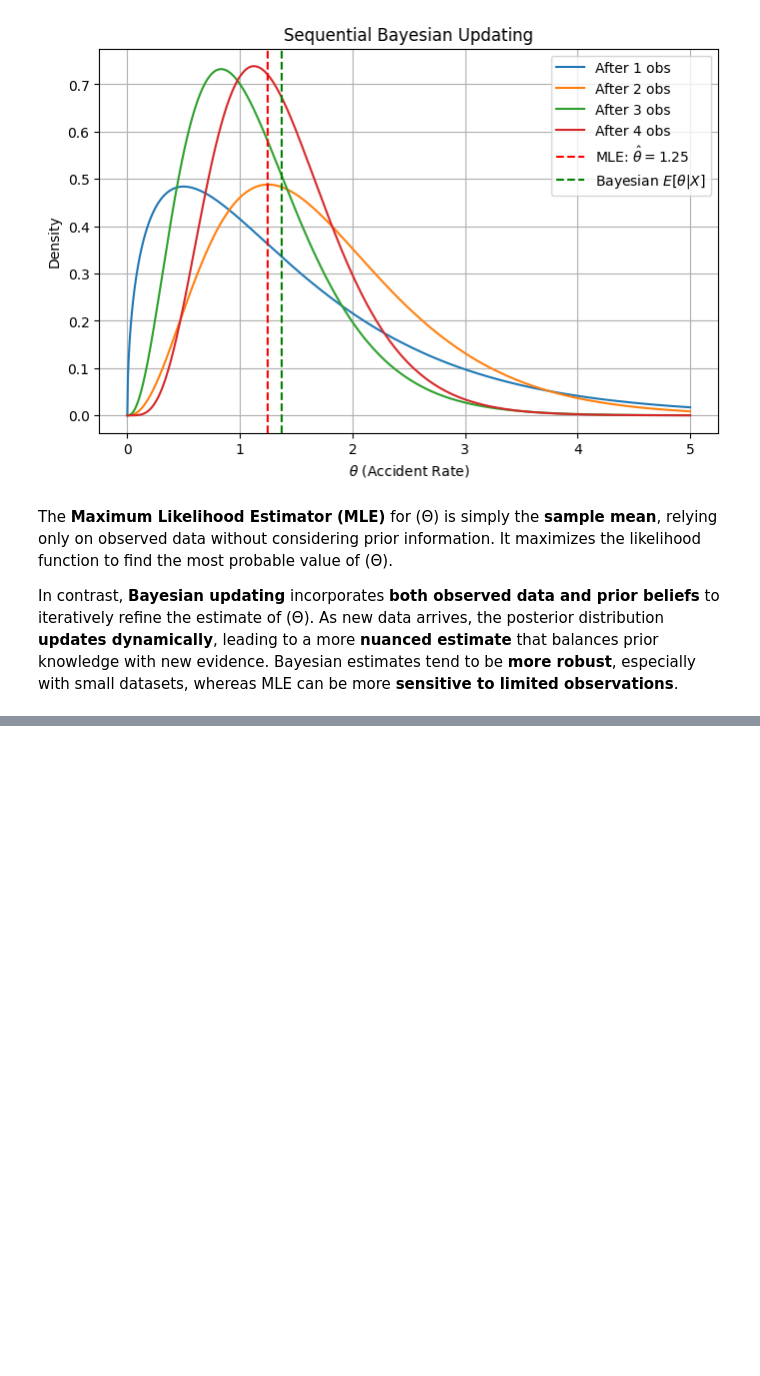
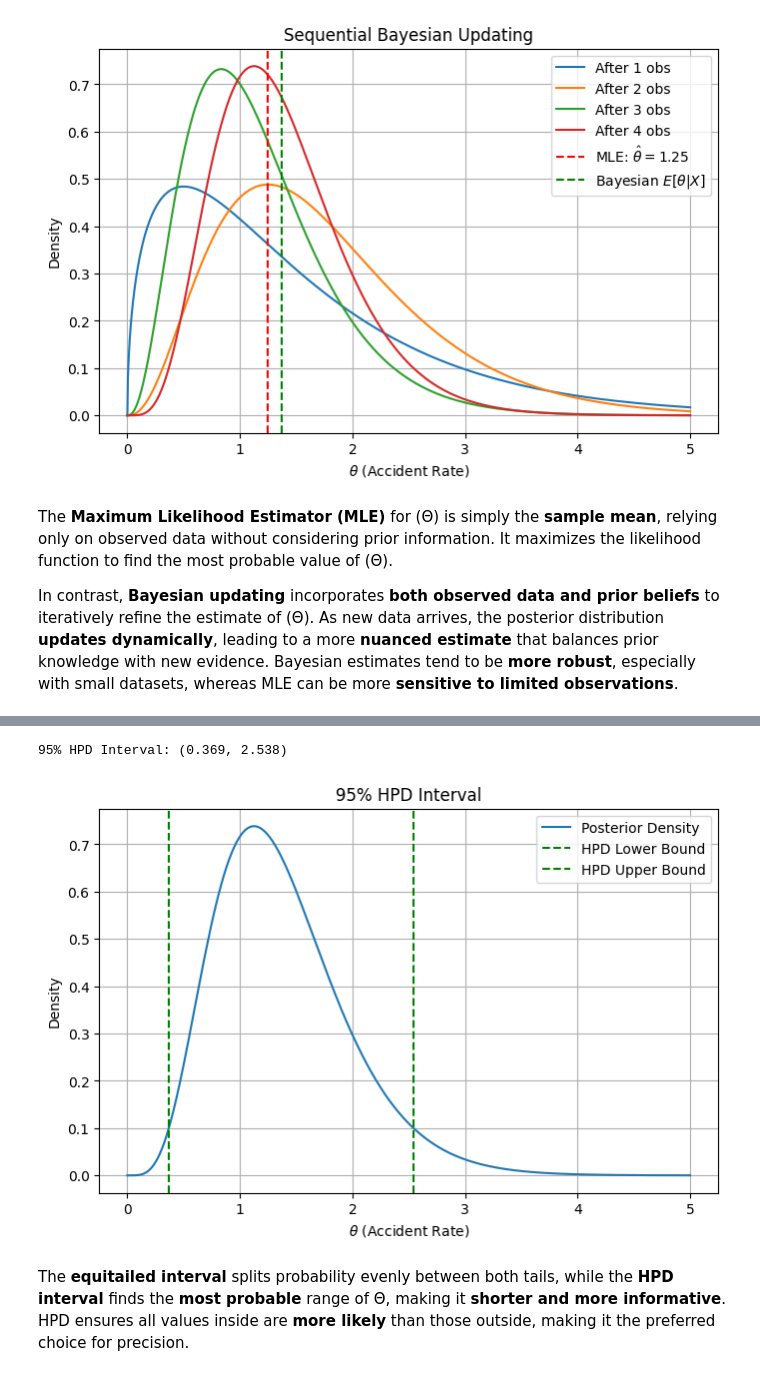
Before and after one commit to Amehroke/GaTech_BayesianStats, a Jupyter notebook: Hw /HW3.ipynb, the cells around one changed output, grey strips where cells are left out. Saved outputs shown, nothing was run; the diff lists cells and outputs as text; code cells hidden in the pictures; blank space fills up the shorter version.

```diff
--- a/Hw /HW3.ipynb
+++ b/Hw /HW3.ipynb
@@ -161,0 +207,45 @@ In contrast, **Bayesian updating** incorporates **both observed data and prior b
+# %%
+import numpy as np
+import matplotlib.pyplot as plt
+from scipy.stats import gamma
+from scipy.optimize import fsolve
+
+# Observed accident counts
+data = [1, 2, 0, 2]
+
+# Compute posterior parameters for Gamma distribution
+alpha, beta = 11 / 2, 4  # Derived from prior and data
+
+# Function to find HPD interval where the density is equal at both ends
+def find_hpd_bounds(bounds):
+    lower, upper = bounds
+    return [
+        gamma.pdf(upper, alpha, scale=1/beta) - gamma.pdf(lower, alpha, scale=1/beta),
+        gamma.cdf(upper, alpha, scale=1/beta) - gamma.cdf(lower, alpha, scale=1/beta) - 0.95
+    ]
+
+# Solve for HPD bounds
+hpd_lower, hpd_upper = fsolve(find_hpd_bounds, [0.5, 2])
+
+# Print results
+print(f"95% HPD Interval: ({hpd_lower:.3f}, {hpd_upper:.3f})")
+
+# Plot posterior distribution with HPD interval
+theta_vals = np.linspace(0, 5, 1000)
+posterior_density = gamma.pdf(theta_vals, alpha, scale=1/beta)
+
+plt.figure(figsize=(8, 5))
+plt.plot(theta_vals, posterior_density, label="Posterior Density")
+plt.axvline(hpd_lower, color='green', linestyle='--', label="HPD Lower Bound")
+plt.axvline(hpd_upper, color='green', linestyle='--', label="HPD Upper Bound")
+plt.xlabel(r'$\theta$ (Accident Rate)')
+plt.ylabel('Density')
+plt.title("95% HPD Interval")
+plt.legend()
+plt.grid()
+plt.show()
+# %% [output]
+95% HPD Interval: (0.369, 2.538)
+[figure, added]
+# %% [markdown]
+The **equitailed interval** splits probability evenly between both tails, while the **HPD interval** finds the **most probable** range of Θ, making it **shorter and more informative**. HPD ensures all values inside are **more likely** than those outside, making it the preferred choice for precision.
```
Also changed, not shown: parts of 22 cells of this notebook.
